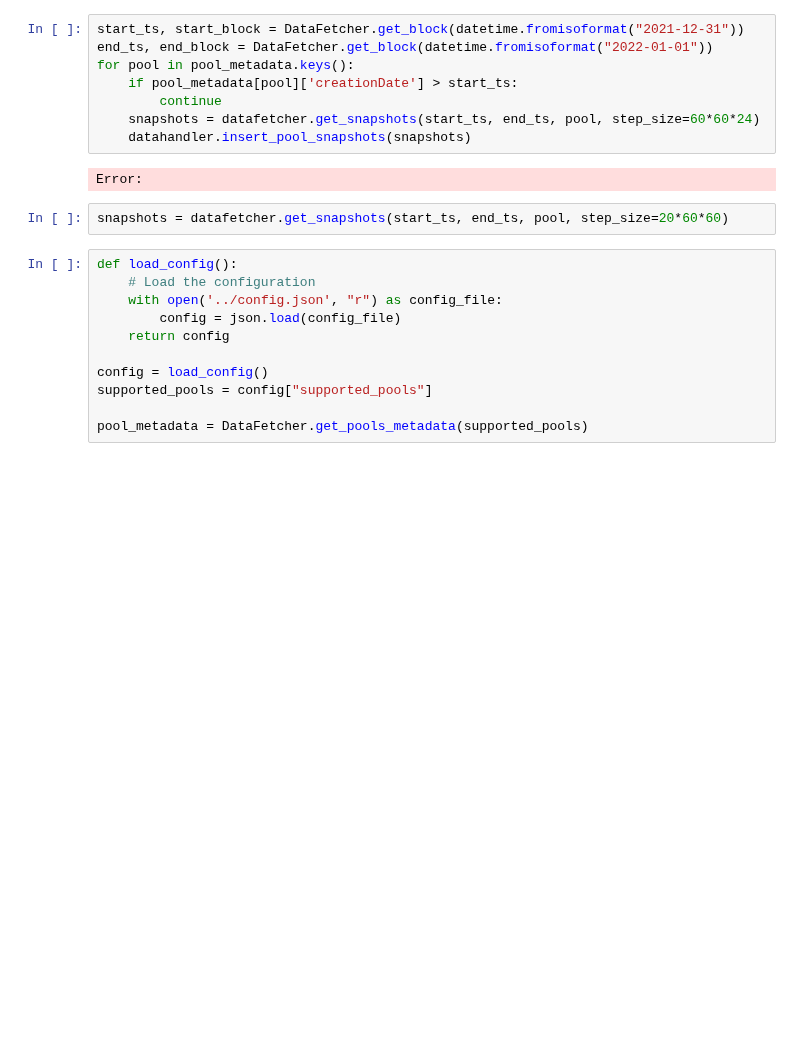
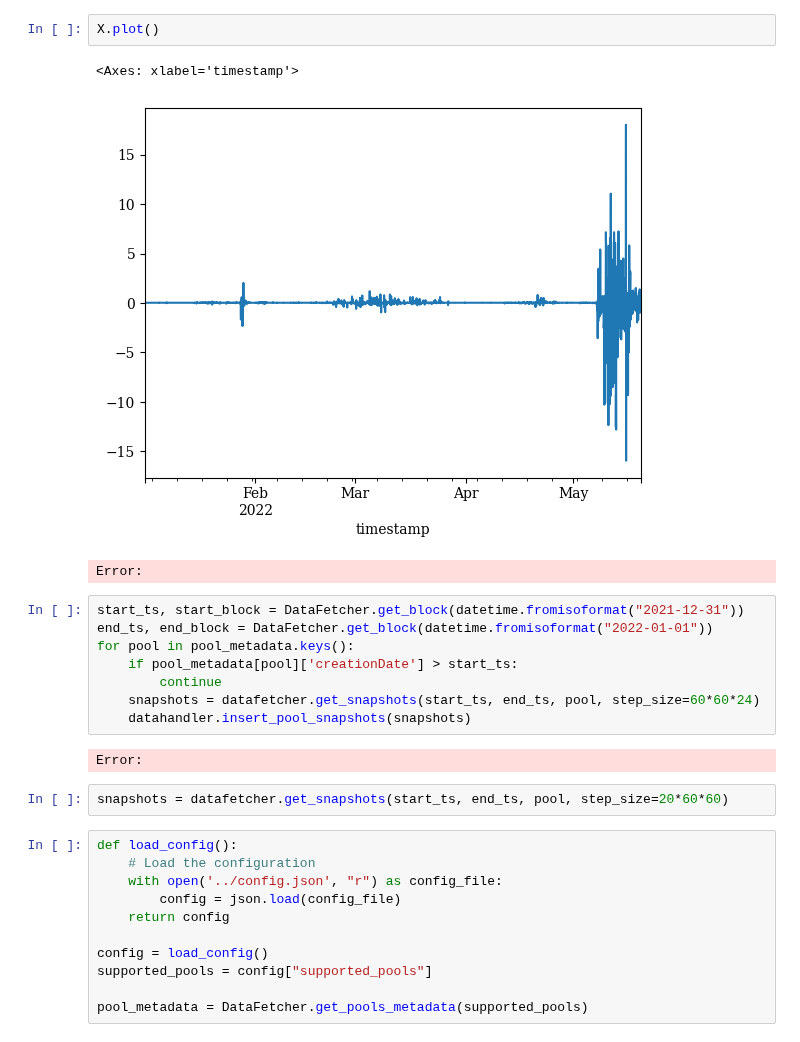
Before and after one commit to xenophonlabs/curve-lp-metrics, a Jupyter notebook: notebooks/analysis.ipynb, the cells around one changed output. Cells and saved outputs as stored; diff of their text form; blank space fills up the shorter version.

```diff
--- a/notebooks/analysis.ipynb
+++ b/notebooks/analysis.ipynb
@@ -59,3 +74,9 @@ snapshots_data = datahandler.get_pool_snapshots(pool, start_ts, end_ts)
+# %%
+X.plot()
+# %% [output]
+<Axes: xlabel='timestamp'>
+[figure, added]
+Error:
 # %%
 start_ts, start_block = DataFetcher.get_block(datetime.fromisoformat("2021-12-31"))
 end_ts, end_block = DataFetcher.get_block(datetime.fromisoformat("2022-01-01"))
```
Also changed, not shown: parts of 4 cells of this notebook, 17 other files.
